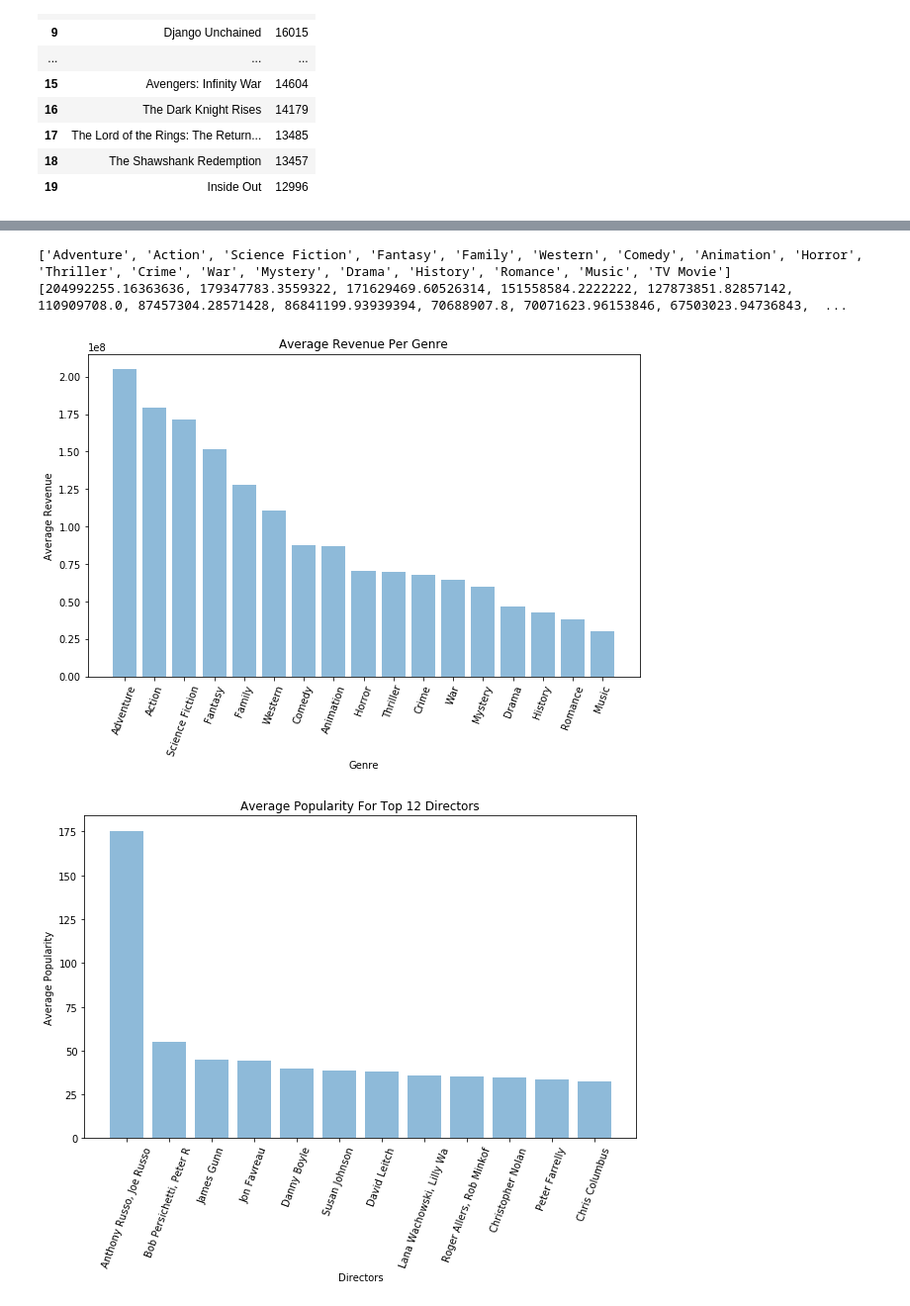
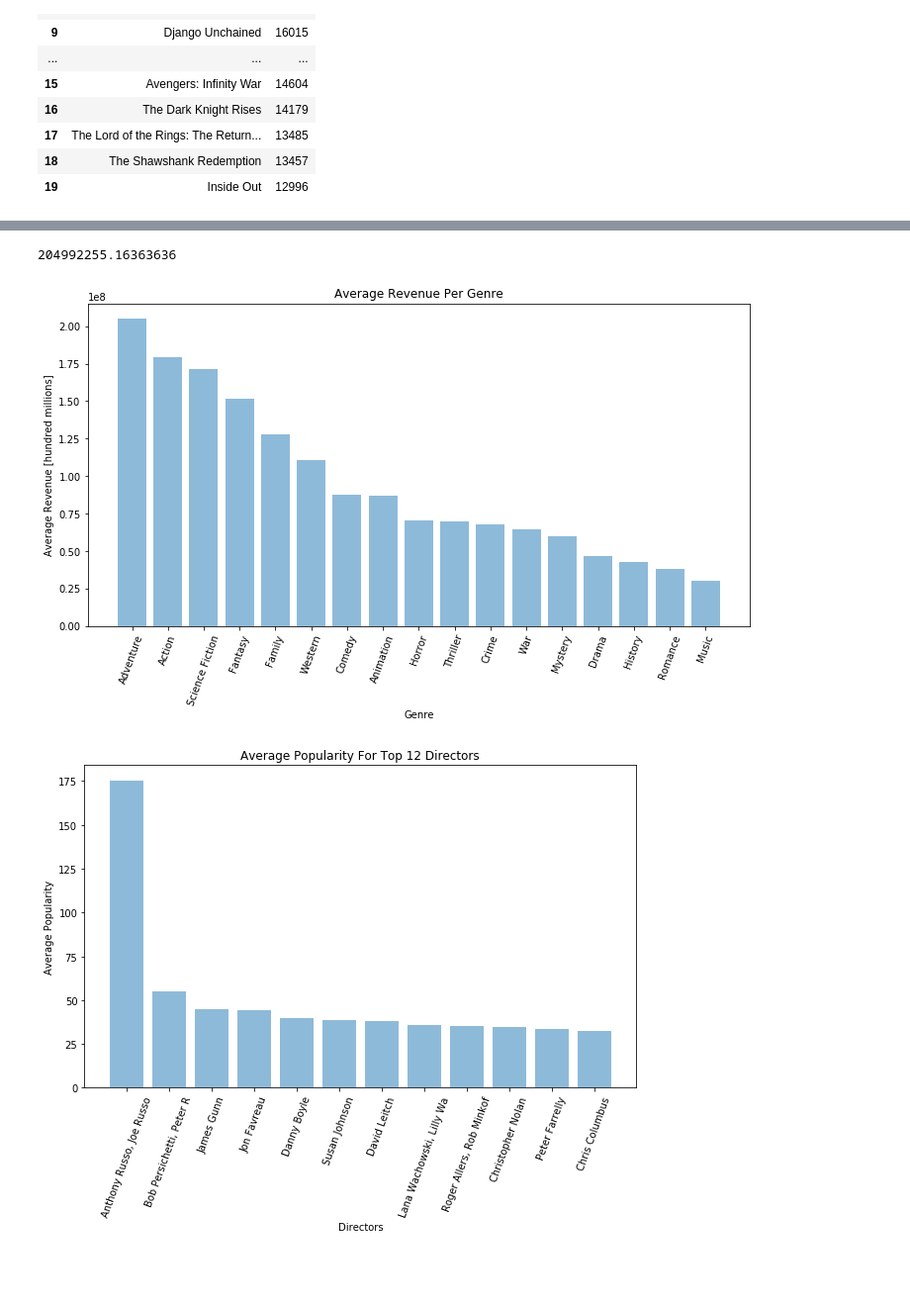
Before and after one commit to Rsaphra/Blockbusters_project, a Jupyter notebook: queries.ipynb, the cells around one changed output, grey strips where cells are left out. Shown at 99% size. Saved outputs shown, nothing was run; the diff lists cells and outputs as text; code cells hidden in the pictures; blank space fills up the shorter version.

```diff
--- a/queries.ipynb
+++ b/queries.ipynb
@@ -286,7 +288,7 @@ avg_pop = [item[1] for item in popular_tuple]
 def bar_chart(x, y, xlabel=None, ylabel=None, title=None):
     """This function creates bar charts. It must recieve the x and y values to plot.
        optional insertions are: add xlabel, ylabel and title."""
-    plt.figure(figsize=(10,6))
+    plt.figure(figsize=(12,6))
     plt.bar(x, y, align='center', alpha=0.5)
     #give the x ticks a slight rotation in case the data is highly populated
     plt.xticks(x, rotation=70)
@@ -298,5 +300,5 @@ def bar_chart(x, y, xlabel=None, ylabel=None, title=None):
 
 bar_chart(genres, avg_pop,
           'Genres', 'Average Popularity',
-          'Average Popularity For Every Genre')
+          'Average Popularity Per Genre')
 # %% [output]
@@ -304,16 +306,14 @@ bar_chart(genres, avg_pop,
 # %%
 rev_gen_q = box_office_by_genre()
 genre = [item[0] for item in rev_gen_q]
-print(genre)
 revenue = [item[1] for item in rev_gen_q]
-print(revenue)
+print(revenue[0])
 bar_chart(genre[:-1], revenue[:-1],
-          'Genre', 'Average Revenue',
+          'Genre', 'Average Revenue [hundred millions]',
           'Average Revenue Per Genre')
 # %% [output]
-['Adventure', 'Action', 'Science Fiction', 'Fantasy', 'Family', 'Western', 'Comedy', 'Animation', 'Horror', 'Thriller', 'Crime', 'War', 'Mystery', 'Drama', 'History', 'Romance', 'Music', 'TV Movie']
-[204992255.16363636, 179347783.3559322, 171629469.60526314, 151558584.2222222, 127873851.82857142, 110909708.0, 87457304.28571428, 86841199.93939394, 70688907.8, 70071623.96153846, 67503023.94736843,  ...
+204992255.16363636
-[figure, old version]
+[figure, new version]
 # %%
 query = get_most_popular_director()
 director = [item[0] for item in query]
```
Also changed, not shown: parts of 7 cells of this notebook, 10 other files.
